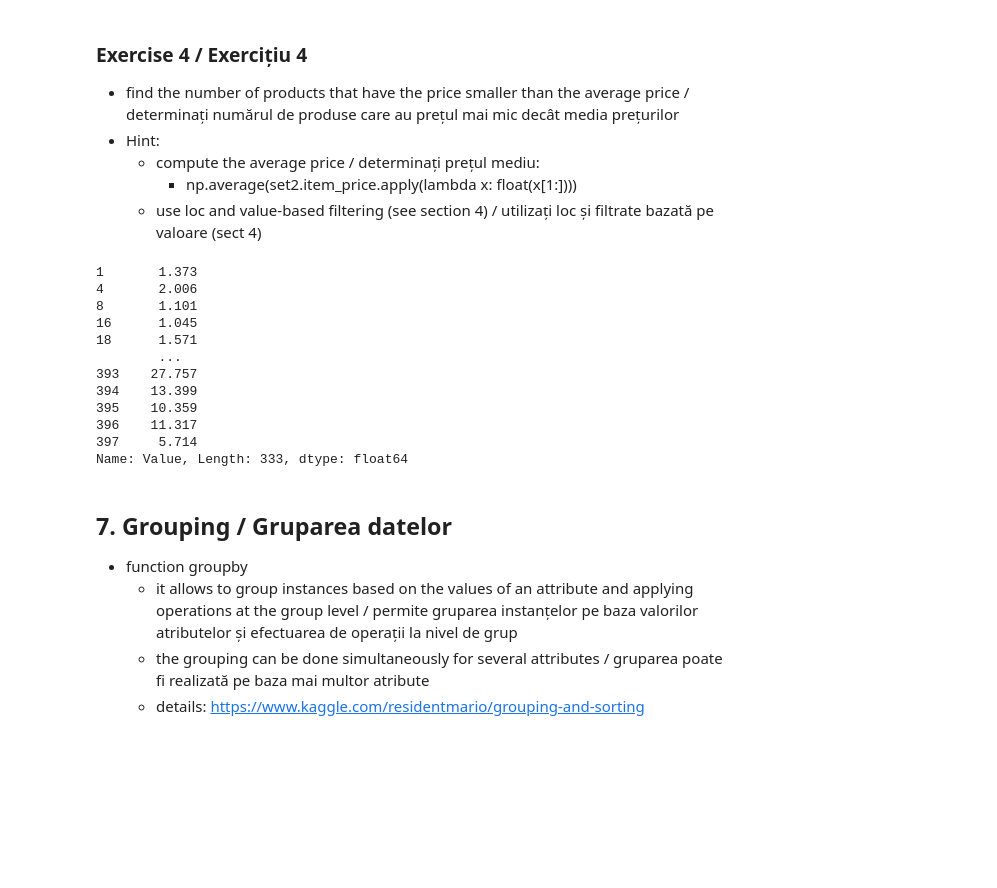
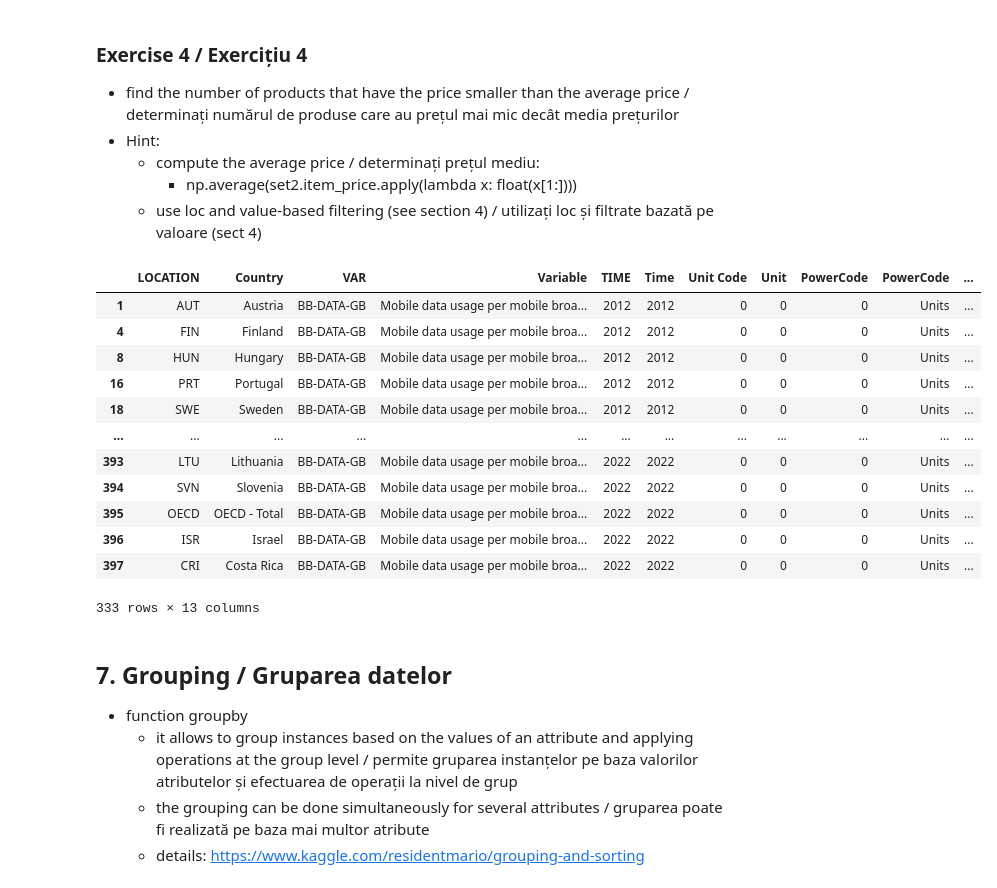
Before and after one commit to MihaiBudurean/UVT-Master, a Jupyter notebook: Semester2/DM/lab1.ipynb, the cells around one changed output. Drawn from its saved outputs; the diff is of its cells as text; code cells hidden in the pictures; blank space fills up the shorter version.

```diff
--- a/Semester2/DM/lab1.ipynb
+++ b/Semester2/DM/lab1.ipynb
@@ -213,7 +213,7 @@ Name: choice_description, Length: 4622, dtype: object
 1. Find the number of instances and attributes / Stabiliti numarul de instante si de atribute
 # %%
 # load csv file
-telecom_stats = pd.read_csv('telecom_stats.csv')
+telecom_stats = pd.read_csv('./datasets/lab1/telecom_stats.csv')
 
 # identify attributes
 print('Column Names:')
@@ -610,21 +611,22 @@ Name: 28, dtype: object
      * use loc and  value-based filtering (see section 4) / utilizați loc și filtrate bazată pe valoare (sect 4)
 # %%
 average = np.average(telecom_stats.Value)
-smaller_than_avg = telecom_stats.Value[telecom_stats.Value < average]
+smaller_than_avg = telecom_stats.loc[telecom_stats.Value < average]
 smaller_than_avg
 # %% [output]
+|  | LOCATION | Country | VAR | Variable | TIME | Time | Unit Code | Unit | PowerCode | PowerCode | ... |
+| 1 | AUT | Austria | BB-DATA-GB | Mobile data usage per mobile broa... | 2012 | 2012 | 0 | 0 | 0 | Units | ... |
+| 4 | FIN | Finland | BB-DATA-GB | Mobile data usage per mobile broa... | 2012 | 2012 | 0 | 0 | 0 | Units | ... |
+| 8 | HUN | Hungary | BB-DATA-GB | Mobile data usage per mobile broa... | 2012 | 2012 | 0 | 0 | 0 | Units | ... |
+| 16 | PRT | Portugal | BB-DATA-GB | Mobile data usage per mobile broa... | 2012 | 2012 | 0 | 0 | 0 | Units | ... |
+| 18 | SWE | Sweden | BB-DATA-GB | Mobile data usage per mobile broa... | 2012 | 2012 | 0 | 0 | 0 | Units | ... |
+| ... | ... | ... | ... | ... | ... | ... | ... | ... | ... | ... | ... |
+| 393 | LTU | Lithuania | BB-DATA-GB | Mobile data usage per mobile broa... | 2022 | 2022 | 0 | 0 | 0 | Units | ... |
+| 394 | SVN | Slovenia | BB-DATA-GB | Mobile data usage per mobile broa... | 2022 | 2022 | 0 | 0 | 0 | Units | ... |
+| 395 | OECD | OECD - Total | BB-DATA-GB | Mobile data usage per mobile broa... | 2022 | 2022 | 0 | 0 | 0 | Units | ... |
+| 396 | ISR | Israel | BB-DATA-GB | Mobile data usage per mobile broa... | 2022 | 2022 | 0 | 0 | 0 | Units | ... |
+| 397 | CRI | Costa Rica | BB-DATA-GB | Mobile data usage per mobile broa... | 2022 | 2022 | 0 | 0 | 0 | Units | ... |
-1       1.373
-4       2.006
-8       1.101
-16      1.045
-18      1.571
-        ...
-393    27.757
-394    13.399
-395    10.359
-396    11.317
-397     5.714
-Name: Value, Length: 333, dtype: float64
+333 rows × 13 columns
 # %% [markdown]
 ## 7. Grouping / Gruparea datelor
  * function groupby
```
Also changed, not shown: parts of 11 cells of this notebook, 19 other files.
